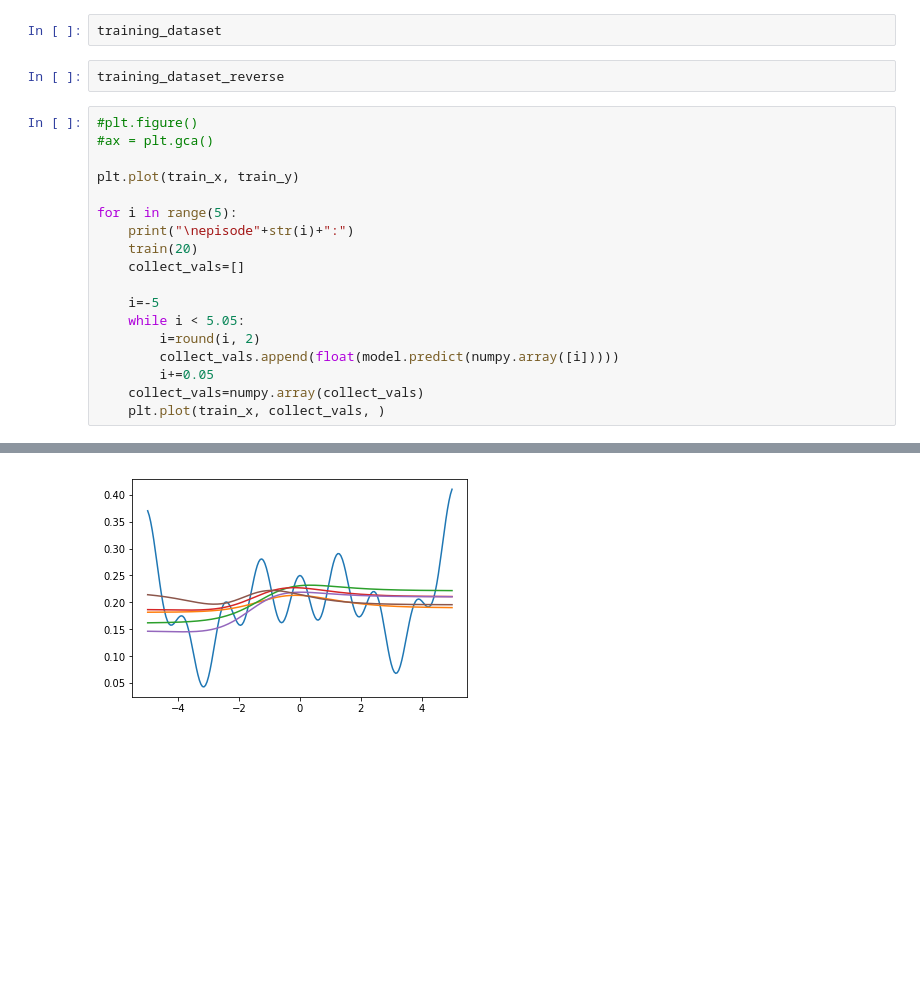
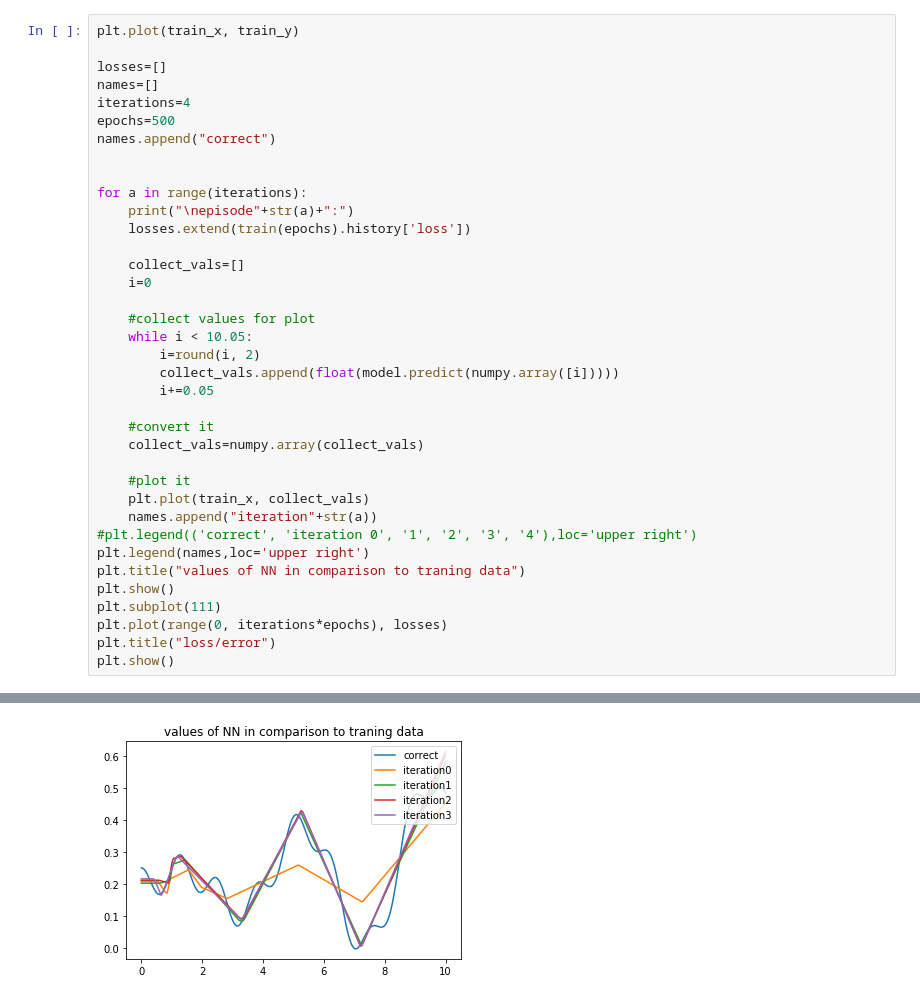
Before and after one commit to Electrojones/NN_imitating_graphs, a Jupyter notebook: main.ipynb, the cells around one changed output, grey strips where cells are left out. Cells and saved outputs as stored; diff of their text form; blank space fills up the shorter version.

Commit message:
Added loss protocolation and plotting

```diff
--- a/main.ipynb
+++ b/main.ipynb
@@ -49,24 +42,39 @@ def train(epo):
-# %%
-training_dataset
-# %%
-training_dataset_reverse
 # %%
-#plt.figure()
-#ax = plt.gca()
-
 plt.plot(train_x, train_y)
 
-for i in range(5):
-    print("\nepisode"+str(i)+":")
-    train(20)
+losses=[]
+names=[]
+iterations=4
+epochs=500
+names.append("correct")
+
+
+for a in range(iterations):
+    print("\nepisode"+str(a)+":")
+    losses.extend(train(epochs).history['loss'])
+
     collect_vals=[]
+    i=0
 
-    i=-5
-    while i < 5.05:
+    #collect values for plot
+    while i < 10.05:
         i=round(i, 2)
         collect_vals.append(float(model.predict(numpy.array([i]))))
         i+=0.05
+
+    #convert it
     collect_vals=numpy.array(collect_vals)
-    plt.plot(train_x, collect_vals, )
+
+    #plot it
+    plt.plot(train_x, collect_vals)
+    names.append("iteration"+str(a))
+#plt.legend(('correct', 'iteration 0', '1', '2', '3', '4'),loc='upper right')
+plt.legend(names,loc='upper right')
+plt.title("values of NN in comparison to traning data")
+plt.show()
+plt.subplot(111)
+plt.plot(range(0, iterations*epochs), losses)
+plt.title("loss/error")
+plt.show()
 # %% [output]
 episode0:
@@ -89 +97 @@ Epoch 20/20
-[figure, old version]
+[figure, new version]
```
Also changed, not shown: parts of 3 cells of this notebook, 2 other files.
